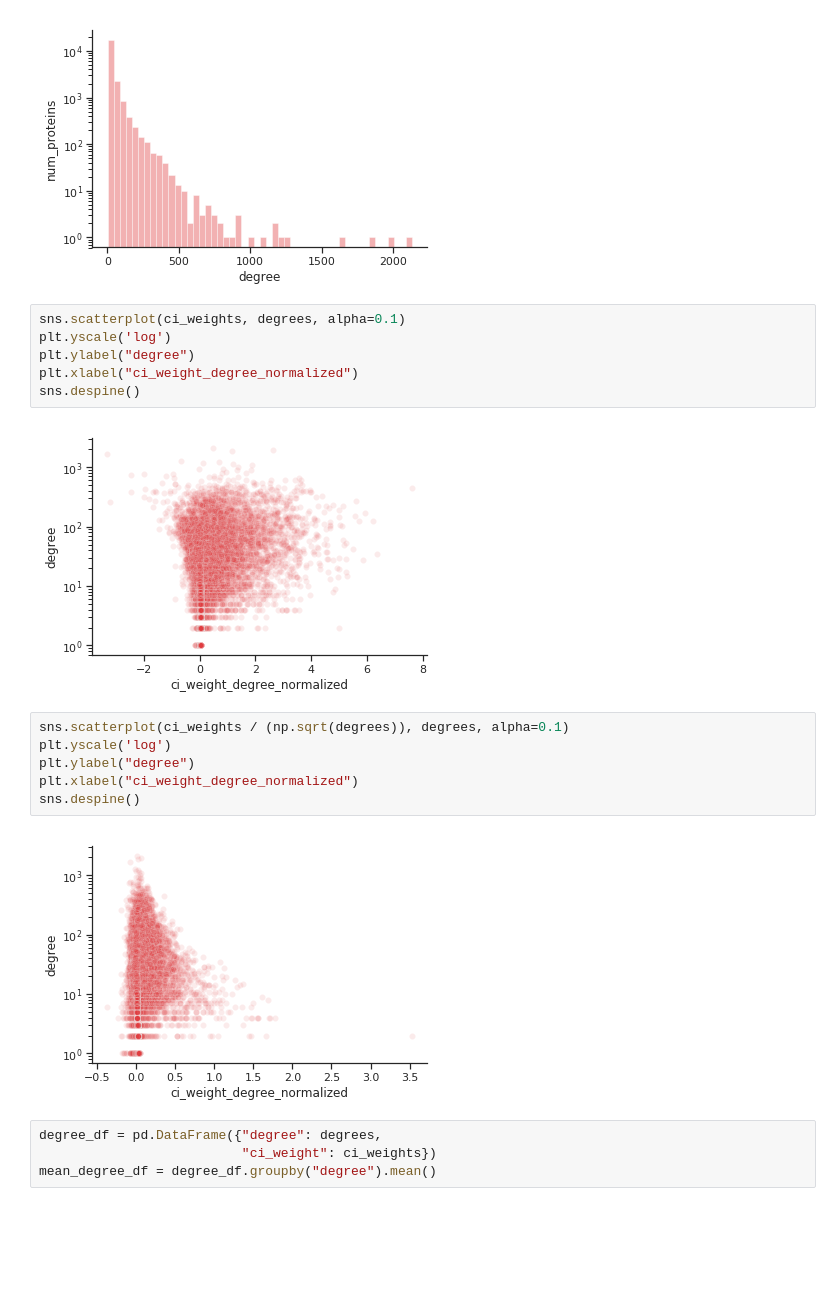
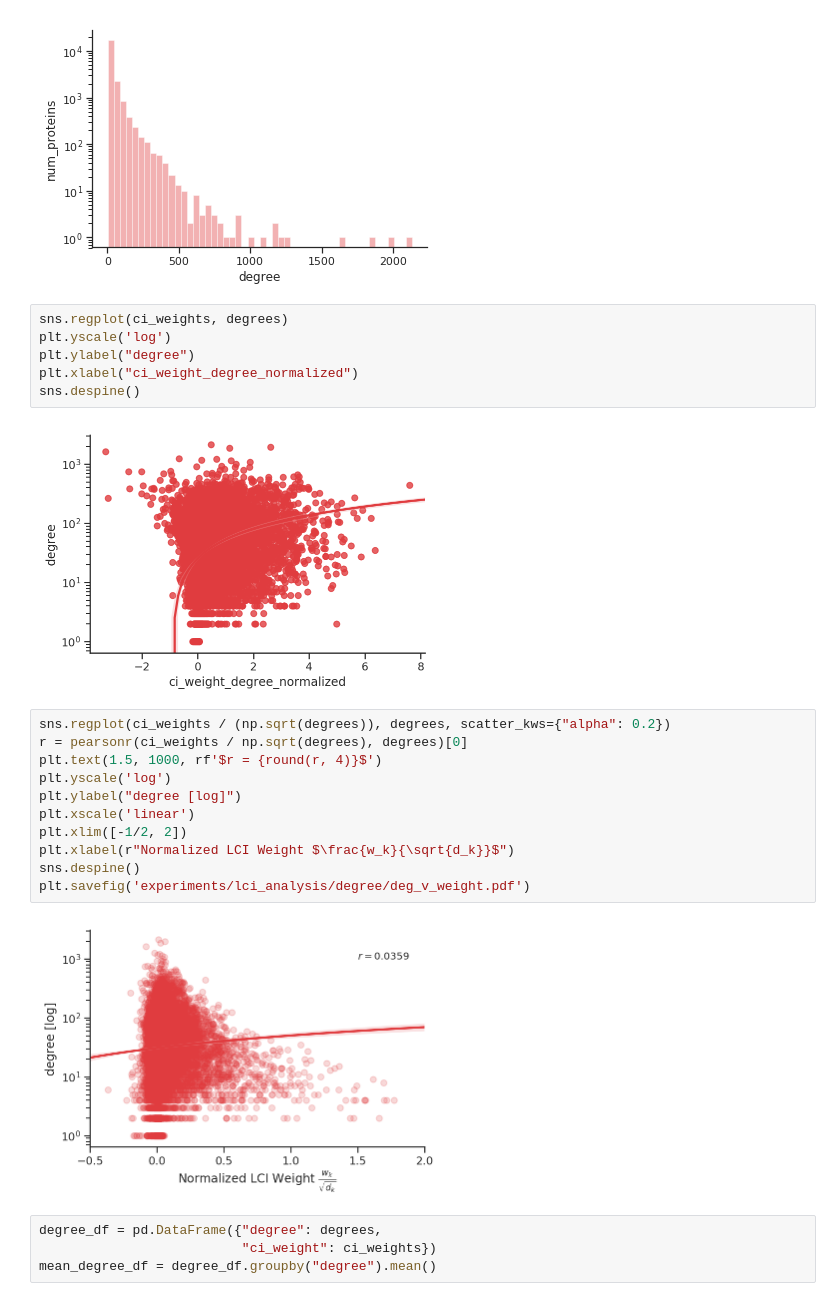
Before and after one commit to seyuboglu/milieu, a Jupyter notebook: experiments/lci_analysis/lci_analysis.ipynb, the cells around one changed output. Cells and saved outputs as stored; diff of their text form; blank space fills up the shorter version.

Commit message:
further lci analysis

```diff
--- a/experiments/lci_analysis/lci_analysis.ipynb
+++ b/experiments/lci_analysis/lci_analysis.ipynb
@@ -113,21 +120,26 @@ sns.despine()
 # %% [output]
 [figure]
 # %%
-sns.scatterplot(ci_weights, degrees, alpha=0.1)
+sns.regplot(ci_weights, degrees)
 plt.yscale('log')
 plt.ylabel("degree")
 plt.xlabel("ci_weight_degree_normalized")
 sns.despine()
 # %% [output]
-[figure, old version]
+[figure, new version]
 # %%
-sns.scatterplot(ci_weights / (np.sqrt(degrees)), degrees, alpha=0.1)
+sns.regplot(ci_weights / (np.sqrt(degrees)), degrees, scatter_kws={"alpha": 0.2})
+r = pearsonr(ci_weights / np.sqrt(degrees), degrees)[0]
+plt.text(1.5, 1000, rf'$r = {round(r, 4)}$')
 plt.yscale('log')
-plt.ylabel("degree")
-plt.xlabel("ci_weight_degree_normalized")
+plt.ylabel("degree [log]")
+plt.xscale('linear')
+plt.xlim([-1/2, 2])
+plt.xlabel(r"Normalized LCI Weight $\frac{w_k}{\sqrt{d_k}}$")
 sns.despine()
+plt.savefig('experiments/lci_analysis/degree/deg_v_weight.pdf')
 # %% [output]
-[figure, old version]
+[figure, new version]
 # %%
 degree_df = pd.DataFrame({"degree": degrees,
                           "ci_weight": ci_weights})
```
Also changed, not shown: parts of 19 cells of this notebook, 3 other files.
